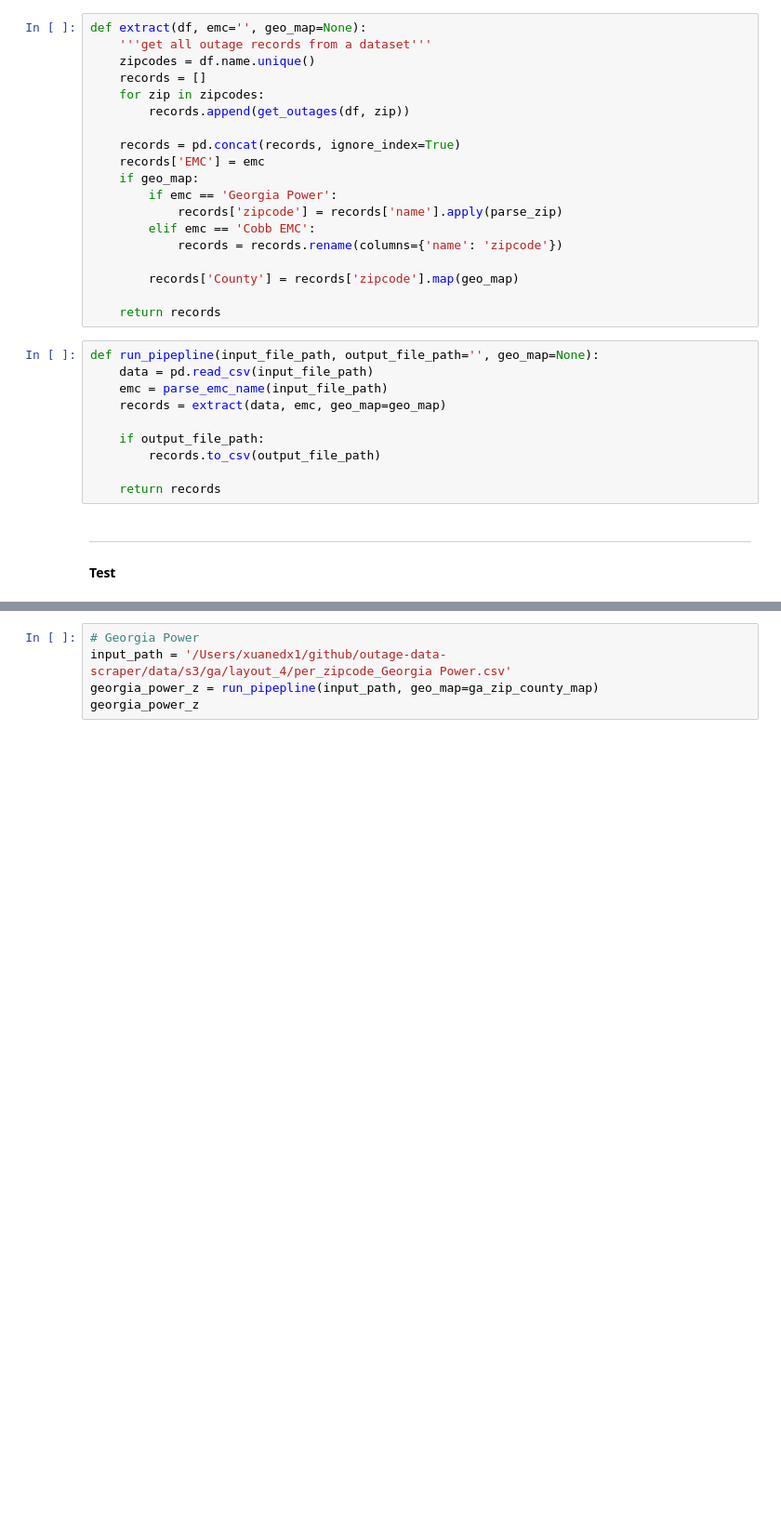
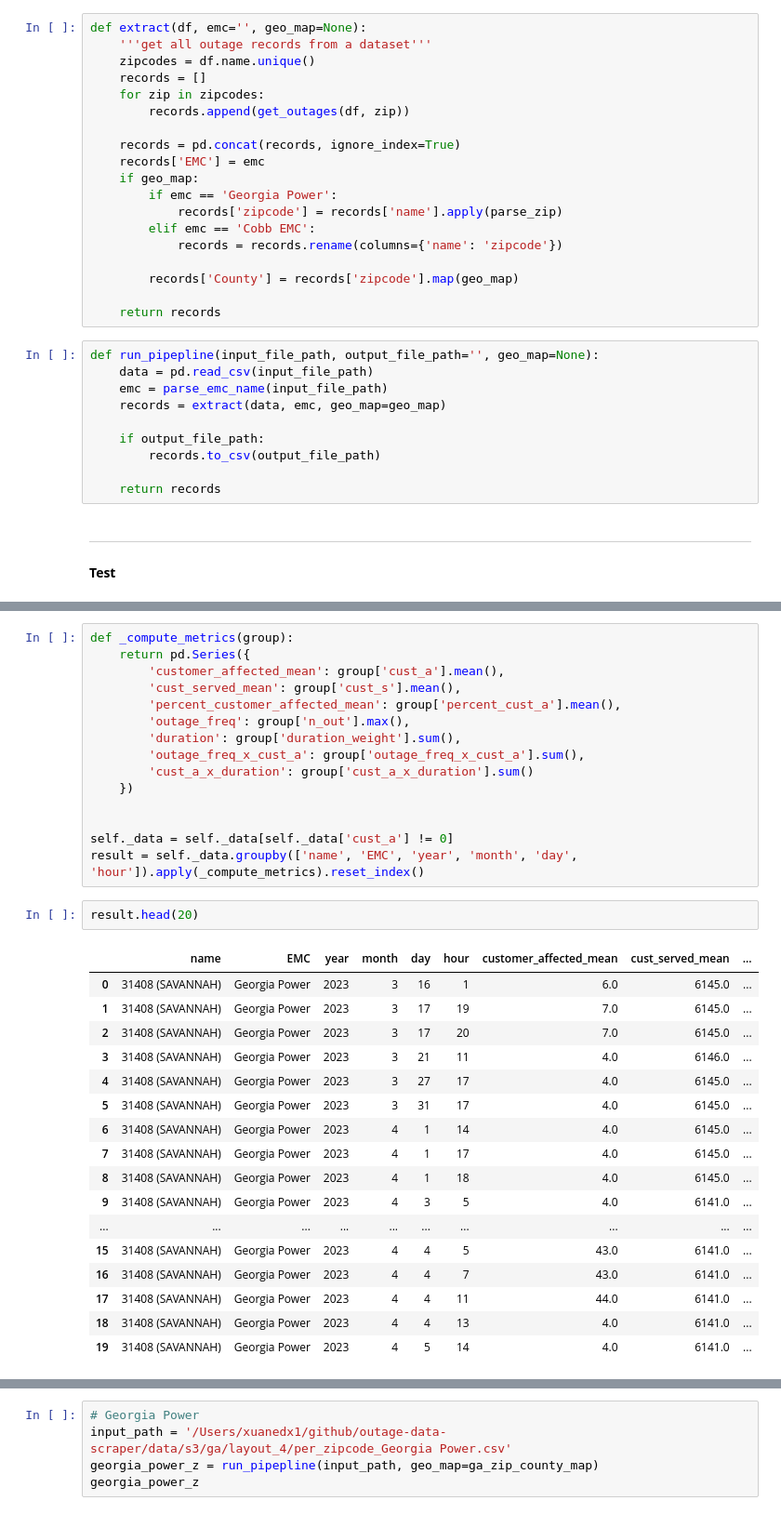
Before and after one commit to Urban-Research-Group/outage-data-scraper, a Jupyter notebook: scripts/ga_4_tx_5.ipynb, the cells around one changed output, grey strips where cells are left out. Shown at 93% size. Drawn from its saved outputs; the diff is of its cells as text; blank space fills up the shorter version.

```diff
--- a/scripts/ga_4_tx_5.ipynb
+++ b/scripts/ga_4_tx_5.ipynb
@@ -176,0 +216,35 @@ dtype: float64
+# %%
+def _compute_metrics(group):
+    return pd.Series({
+        'customer_affected_mean': group['cust_a'].mean(),
+        'cust_served_mean': group['cust_s'].mean(),
+        'percent_customer_affected_mean': group['percent_cust_a'].mean(),
+        'outage_freq': group['n_out'].max(),
+        'duration': group['duration_weight'].sum(),
+        'outage_freq_x_cust_a': group['outage_freq_x_cust_a'].sum(),
+        'cust_a_x_duration': group['cust_a_x_duration'].sum()
+    })
+
+
+self._data = self._data[self._data['cust_a'] != 0]
+result = self._data.groupby(['name', 'EMC', 'year', 'month', 'day', 'hour']).apply(_compute_metrics).reset_index()
+# %%
+result.head(20)
+# %% [output]
+|  | name | EMC | year | month | day | hour | customer_affected_mean | cust_served_mean | ... |
+| 0 | 31408 (SAVANNAH) | Georgia Power | 2023 | 3 | 16 | 1 | 6.0 | 6145.0 | ... |
+| 1 | 31408 (SAVANNAH) | Georgia Power | 2023 | 3 | 17 | 19 | 7.0 | 6145.0 | ... |
+| 2 | 31408 (SAVANNAH) | Georgia Power | 2023 | 3 | 17 | 20 | 7.0 | 6145.0 | ... |
+| 3 | 31408 (SAVANNAH) | Georgia Power | 2023 | 3 | 21 | 11 | 4.0 | 6146.0 | ... |
+| 4 | 31408 (SAVANNAH) | Georgia Power | 2023 | 3 | 27 | 17 | 4.0 | 6145.0 | ... |
+| 5 | 31408 (SAVANNAH) | Georgia Power | 2023 | 3 | 31 | 17 | 4.0 | 6145.0 | ... |
+| 6 | 31408 (SAVANNAH) | Georgia Power | 2023 | 4 | 1 | 14 | 4.0 | 6145.0 | ... |
+| 7 | 31408 (SAVANNAH) | Georgia Power | 2023 | 4 | 1 | 17 | 4.0 | 6145.0 | ... |
+| 8 | 31408 (SAVANNAH) | Georgia Power | 2023 | 4 | 1 | 18 | 4.0 | 6145.0 | ... |
+| 9 | 31408 (SAVANNAH) | Georgia Power | 2023 | 4 | 3 | 5 | 4.0 | 6141.0 | ... |
+| ... | ... | ... | ... | ... | ... | ... | ... | ... | ... |
+| 15 | 31408 (SAVANNAH) | Georgia Power | 2023 | 4 | 4 | 5 | 43.0 | 6141.0 | ... |
+| 16 | 31408 (SAVANNAH) | Georgia Power | 2023 | 4 | 4 | 7 | 43.0 | 6141.0 | ... |
+| 17 | 31408 (SAVANNAH) | Georgia Power | 2023 | 4 | 4 | 11 | 44.0 | 6141.0 | ... |
+| 18 | 31408 (SAVANNAH) | Georgia Power | 2023 | 4 | 4 | 13 | 4.0 | 6141.0 | ... |
+| 19 | 31408 (SAVANNAH) | Georgia Power | 2023 | 4 | 5 | 14 | 4.0 | 6141.0 | ... |
```
Also changed, not shown: parts of 8 cells of this notebook, 2 other files.
